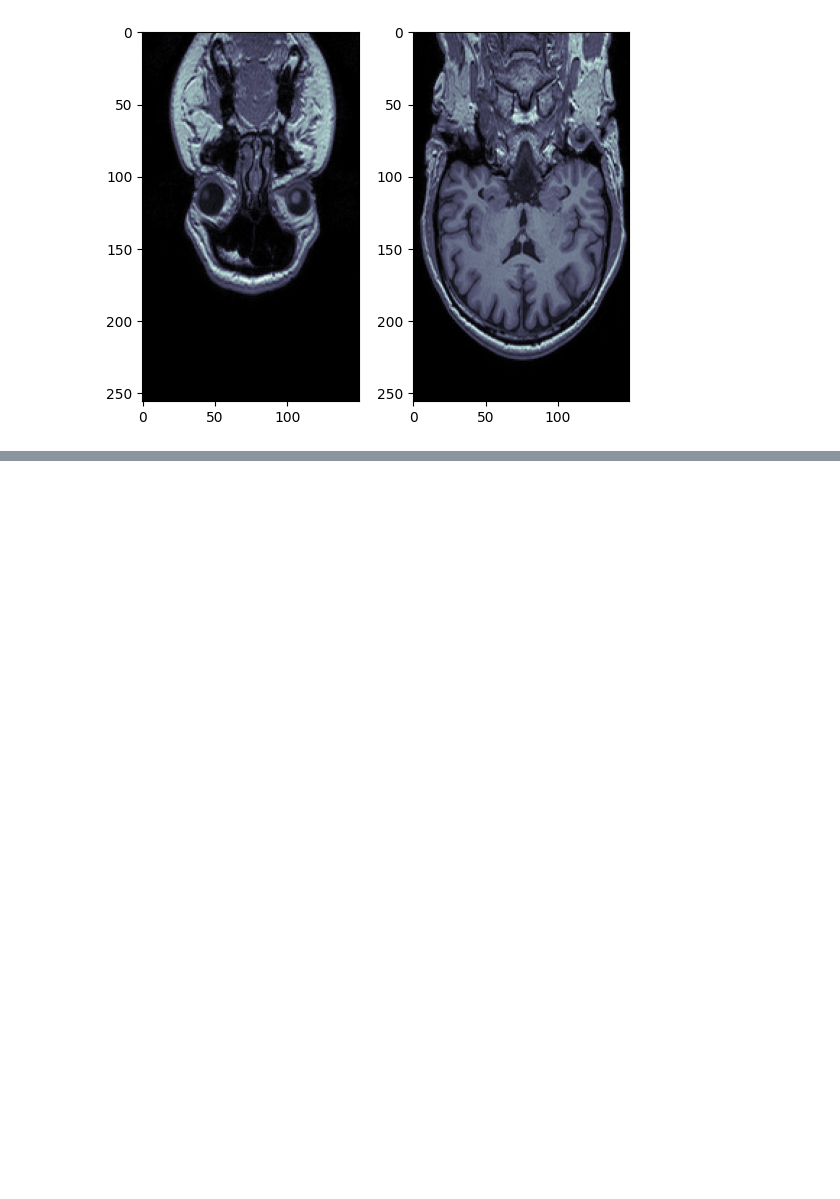
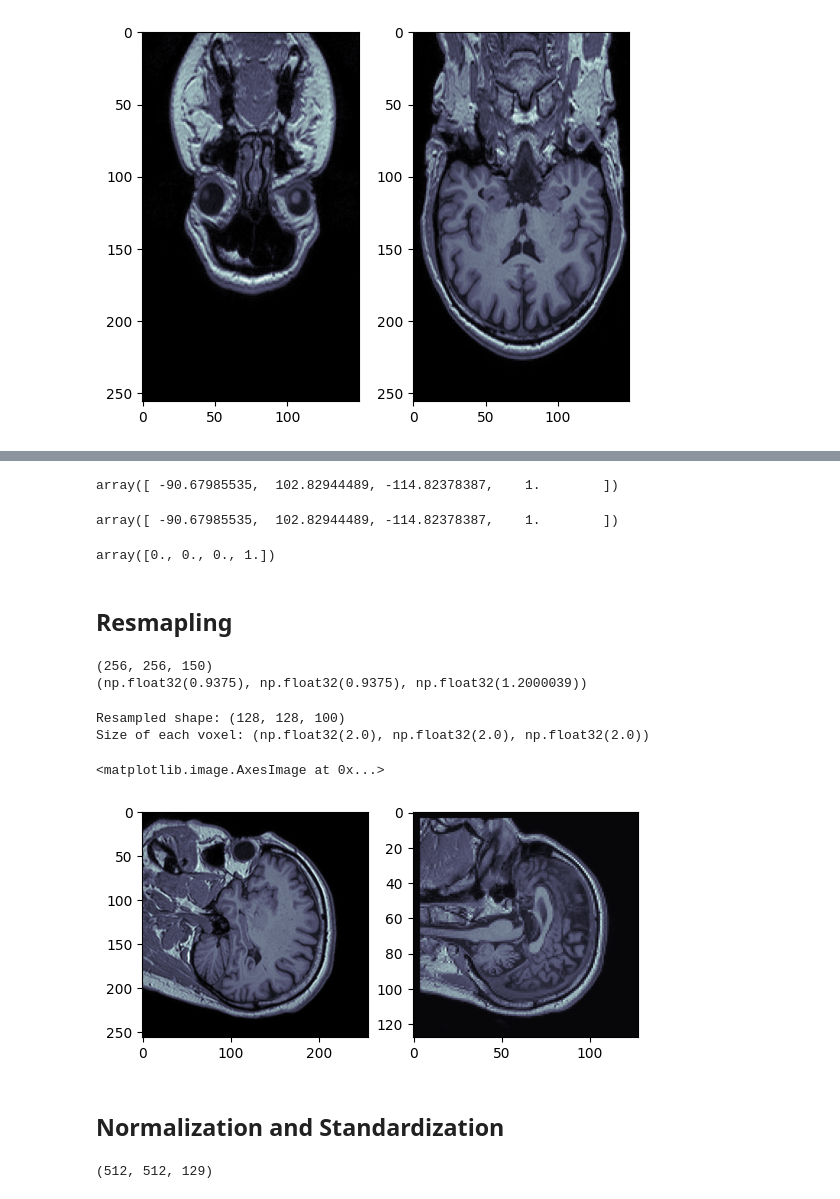
Before and after one commit to Tryd3x/dl-medical, a Jupyter notebook: notebooks/pre_processing.ipynb, the cells around one changed output, grey strips where cells are left out. Drawn from its saved outputs; the diff is of its cells as text; code cells hidden in the pictures; blank space fills up the shorter version.

```diff
--- a/notebooks/pre_processing.ipynb
+++ b/notebooks/pre_processing.ipynb
@@ -79,0 +94,57 @@ MovieWriter imagemagick unavailable; using Pillow instead.
+# %%
+# Convert voxel coords to physical coords
+# Approach 1
+voxel_coords = np.array((0,0,0,1))
+physical_coords = affine@voxel_coords # physical coords = Affine matrix * voxel coords
+physical_coords
+# %% [output]
+array([ -90.67985535,  102.82944489, -114.82378387,    1.        ])
+# %%
+# Approach 2
+voxel_coords = np.array((0,0,0))
+physical_coords_manual = affine[:3,:3] @ voxel_coords
+physical_coords_manual += affine[:3,3]
+physical_coords
+# %% [output]
+array([ -90.67985535,  102.82944489, -114.82378387,    1.        ])
+# %%
+# Convert physical coords to voxel coords
+(np.linalg.inv(affine) @ physical_coords).round()
+# %% [output]
+array([0., 0., 0., 1.])
+# %% [markdown]
+## **Resmapling**
+# %%
+print(brain_mri.shape)
+print(brain_mri.header.get_zooms())
+# %% [output]
+(256, 256, 150)
+(np.float32(0.9375), np.float32(0.9375), np.float32(1.2000039))
+# %%
+import nibabel.processing
+
+voxel_size = (2,2,2)
+brain_mri_resized = nibabel.processing.conform(brain_mri, (128,128,100), voxel_size, orientation='PSR')
+brain_mri_resized_data = brain_mri_resized.get_fdata()
+# %%
+print(f"Resampled shape: {brain_mri_resized_data.shape}")
+print(f"Size of each voxel: {brain_mri_resized.header.get_zooms()}")
+# %% [output]
+Resampled shape: (128, 128, 100)
+Size of each voxel: (np.float32(2.0), np.float32(2.0), np.float32(2.0))
+# %%
+fig, axis = plt.subplots(1,2)
+# Displaying images moving from left to right
+axis[0].imshow(brain_mri_data[:,:,50], cmap='bone')
+axis[1].imshow(brain_mri_resized_data[:,:,50], cmap='bone')
+# %% [output]
+<matplotlib.image.AxesImage at 0x...>
+[figure, added]
+# %% [markdown]
+## **Normalization and Standardization**
+# %%
+lung_ct = nib.load('../datasets/preprocessing/lung_043.nii.gz')
+lung_ct_data = lung_ct.get_fdata()
+lung_ct_data.shape
+# %% [output]
+(512, 512, 129)
```
Also changed, not shown: parts of 18 cells of this notebook.
